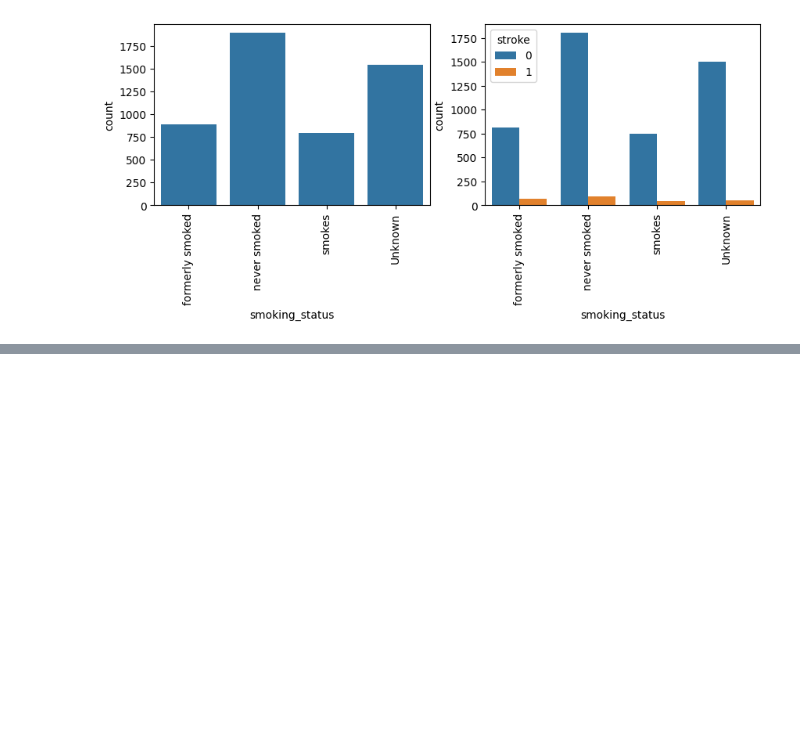
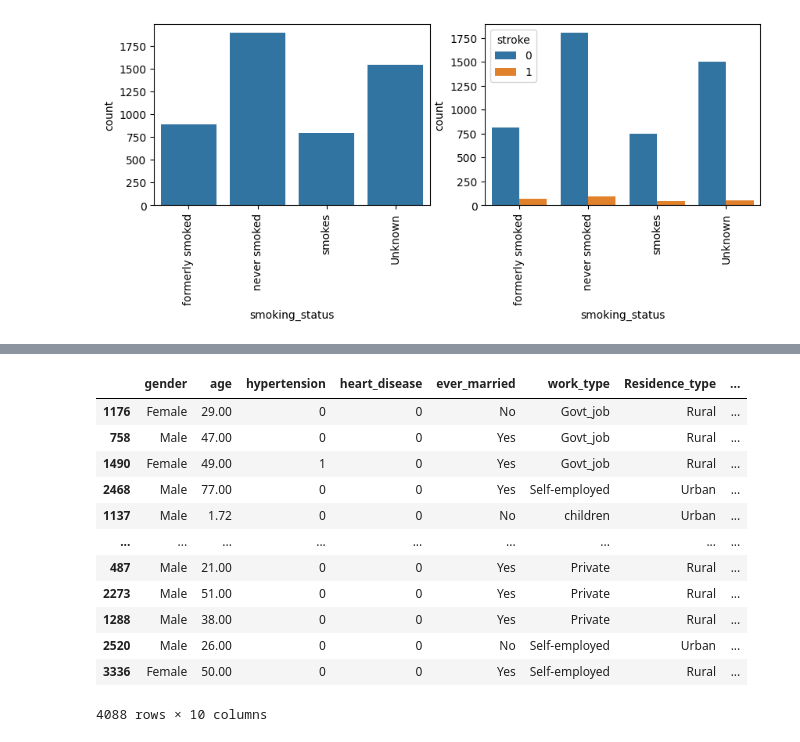
Before and after one commit to shubham-kamlaskar/stroke_predict, a Jupyter notebook: stroke_prediction/stroke.ipynb, the cells around one changed output, grey strips where cells are left out. Saved outputs shown, nothing was run; the diff lists cells and outputs as text; code cells hidden in the pictures; blank space fills up the shorter version.

```diff
--- a/stroke_prediction/stroke.ipynb
+++ b/stroke_prediction/stroke.ipynb
@@ -259,0 +251,2 @@ sns.FacetGrid(row='gender',col='age',data=df).map(sns.scatterplot,'avg_glucose_l
+# %%
+df['bmi'] = df['bmi'].fillna(df['bmi'].median())
@@ -259,0 +314,16 @@ sns.FacetGrid(row='gender',col='age',data=df).map(sns.scatterplot,'avg_glucose_l
+# %%
+pd.DataFrame(x_train)
+# %% [output]
+|  | gender | age | hypertension | heart_disease | ever_married | work_type | Residence_type | ... |
+| 1176 | Female | 29.00 | 0 | 0 | No | Govt_job | Rural | ... |
+| 758 | Male | 47.00 | 0 | 0 | Yes | Govt_job | Rural | ... |
+| 1490 | Female | 49.00 | 1 | 0 | Yes | Govt_job | Rural | ... |
+| 2468 | Male | 77.00 | 0 | 0 | Yes | Self-employed | Urban | ... |
+| 1137 | Male | 1.72 | 0 | 0 | No | children | Urban | ... |
+| ... | ... | ... | ... | ... | ... | ... | ... | ... |
+| 487 | Male | 21.00 | 0 | 0 | Yes | Private | Rural | ... |
+| 2273 | Male | 51.00 | 0 | 0 | Yes | Private | Rural | ... |
+| 1288 | Male | 38.00 | 0 | 0 | Yes | Private | Rural | ... |
+| 2520 | Male | 26.00 | 0 | 0 | No | Self-employed | Urban | ... |
+| 3336 | Female | 50.00 | 0 | 0 | Yes | Self-employed | Rural | ... |
+4088 rows × 10 columns
```
Also changed, not shown: parts of 31 cells of this notebook, 56 other files.
